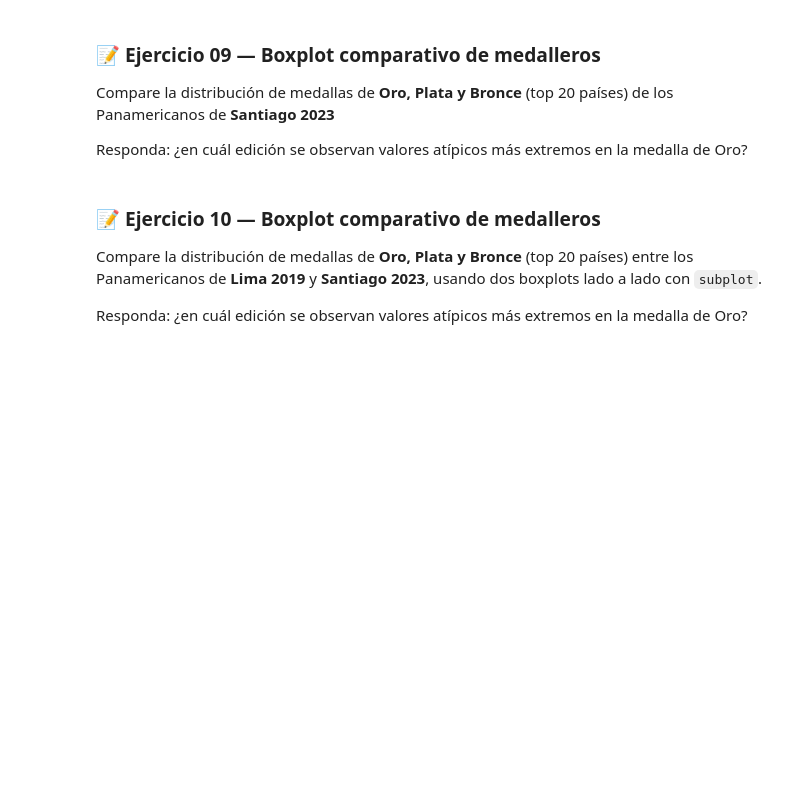
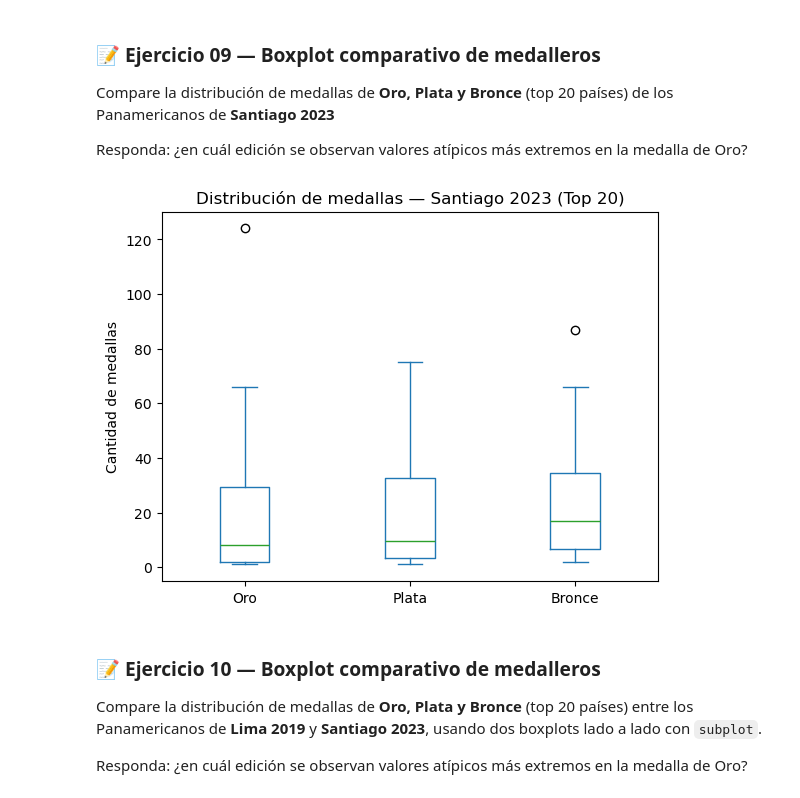
Before and after one commit to jgomezz/cpe_ciencia_datos_python_2026, a Jupyter notebook: mod2_estadistica_y_visualizacion/semana_03_visualization.ipynb, the cells around one changed output. Cells and saved outputs as stored; diff of their text form; code cells hidden in the pictures; blank space fills up the shorter version.

```diff
--- a/mod2_estadistica_y_visualizacion/semana_03_visualization.ipynb
+++ b/mod2_estadistica_y_visualizacion/semana_03_visualization.ipynb
@@ -845,6 +845,19 @@ Compare la distribución de medallas de **Oro, Plata y Bronce** (top 20 países)
 Responda: ¿en cuál edición se observan valores atípicos más extremos en la medalla de Oro?
 # %%
 # Escriba su solución aquí
+import pandas as pd
+import matplotlib.pyplot as plt
+
+df_santiago = pd.read_csv("dataset/panamericanos/medallero_Panamericanos_Santiago2023.csv")
+
+df_santiago_top20 = df_santiago.head(20)
+
+df_santiago_top20[["Oro", "Plata", "Bronce"]].plot.box()
+plt.title("Distribución de medallas — Santiago 2023 (Top 20)")
+plt.ylabel("Cantidad de medallas")
+plt.show()
+# %% [output]
+[figure, added]
 # %% [markdown]
 ### 📝 Ejercicio 10 — Boxplot comparativo de medalleros
 
```
Also changed, not shown: parts of 1 cell of this notebook.
